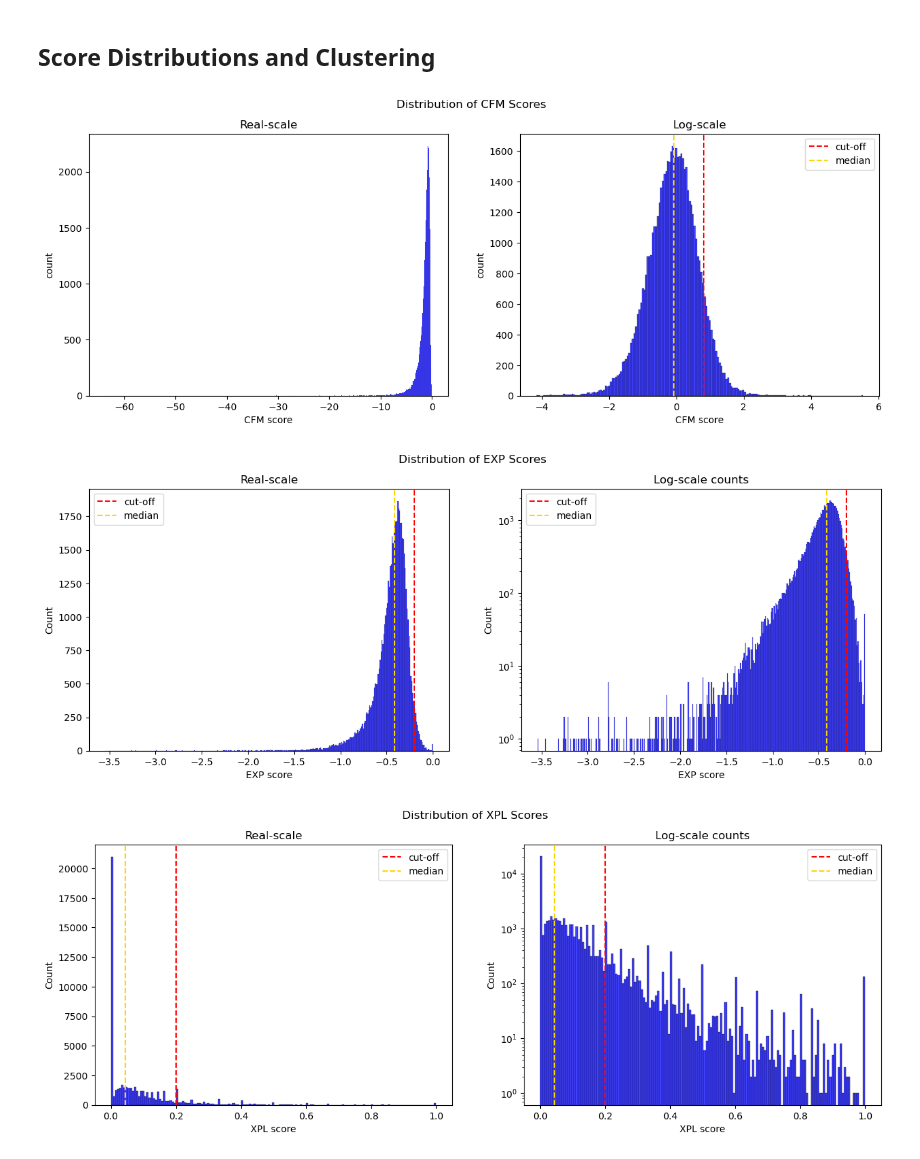
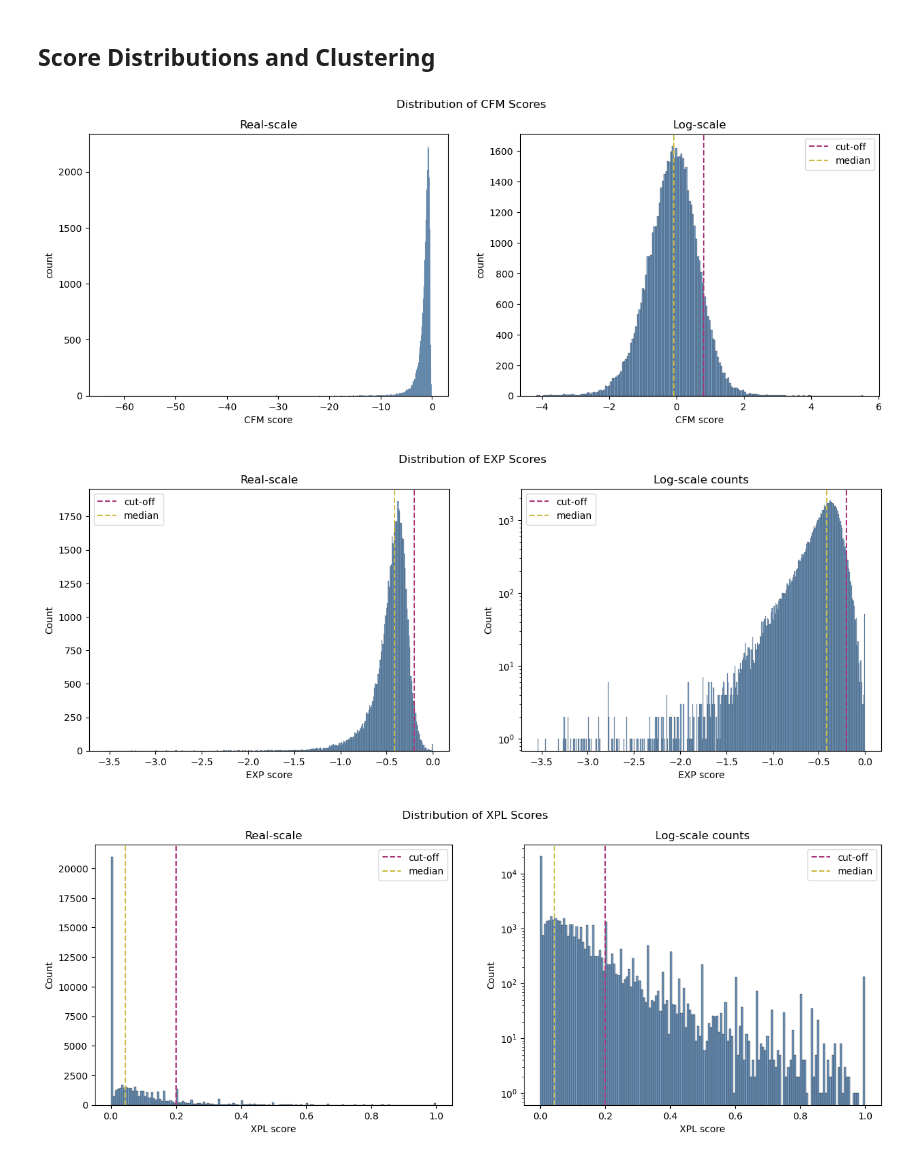
Before and after one commit to epfl-ada/ada-2022-project-analyteam, a Jupyter notebook: score_distributions.ipynb, the cells around one changed output. Saved outputs shown, nothing was run; the diff lists cells and outputs as text; code cells hidden in the pictures.

Commit message:
updated plots and html notebooks

```diff
--- a/score_distributions.ipynb
+++ b/score_distributions.ipynb
@@ -31,7 +31,7 @@ fig, (ax1, ax2) = plt.subplots(1, 2, figsize=(15, 5))
 
 fig.suptitle("Distribution of CFM Scores")
 
-sns.histplot(data=users_df, x="cfm_score", ax=ax1, color="blue")
+sns.histplot(data=users_df, x="cfm_score", ax=ax1, color="#4477AA")
 ax1.set_title("Real-scale")
 ax1.set_xlabel("CFM score")
 ax1.set_ylabel("count")
@@ -39,15 +39,15 @@ ax1.set_ylabel("count")
 #ax1.axvline(x=cfm_median, color="gold", ls="--", label="median")
 #ax1.legend()
 
-sns.histplot(data=-np.log(-users_df["cfm_score"]), ax=ax2, color="blue")
+sns.histplot(data=-np.log(-users_df["cfm_score"]), ax=ax2, color="#4477AA")
 ax2.set_title("Log-scale")
 ax2.set_xlabel("CFM score")
 ax2.set_ylabel("count")
-ax2.axvline(x=-np.log(-cfm_cutoff), color="red", ls="--", label="cut-off")
-ax2.axvline(x=(-np.log(-cfm_median)), color="gold", ls="--", label="median")
+ax2.axvline(x=-np.log(-cfm_cutoff), color="#AA3377", ls="--", label="cut-off")
+ax2.axvline(x=(-np.log(-cfm_median)), color="#CCBB44", ls="--", label="median")
 ax2.legend();
 # %% [output]
-[figure, old version]
+[figure, new version]
 # %%
 #fig.savefig("cfm_distribution.svg", transparent=True, dpi=400)
 # %%
@@ -58,50 +58,50 @@ fig, (ax1, ax2) = plt.subplots(1, 2, figsize=(15, 5))
 
 fig.suptitle("Distribution of EXP Scores")
 
-sns.histplot(data=users_df, x="exp_score", ax=ax1, color="blue")
+sns.histplot(data=users_df, x="exp_score", ax=ax1, color="#4477AA")
 ax1.set_title("Real-scale")
 ax1.set_xlabel("EXP score")
 ax1.set_ylabel("Count")
-ax1.axvline(x=exp_cutoff, color="red", ls="--", label="cut-off")
-ax1.axvline(x=exp_median, color="gold", ls="--", label="median")
+ax1.axvline(x=exp_cutoff, color="#AA3377", ls="--", label="cut-off")
+ax1.axvline(x=exp_median, color="#CCBB44", ls="--", label="median")
 ax1.legend()
 
-sns.histplot(data=users_df, x="exp_score", ax=ax2, log_scale=(False, True), color="blue")
+sns.histplot(data=users_df, x="exp_score", ax=ax2, log_scale=(False, True), color="#4477AA")
 ax2.set_title("Log-scale counts")
 ax2.set_xlabel("EXP score")
 ax2.set_ylabel("Count")
-ax2.axvline(x=exp_cutoff, color="red", ls="--", label="cut-off")
-ax2.axvline(x=exp_median, color="gold", ls="--", label="median")
+ax2.axvline(x=exp_cutoff, color="#AA3377", ls="--", label="cut-off")
+ax2.axvline(x=exp_median, color="#CCBB44", ls="--", label="median")
 ax2.legend();
 # %% [output]
-[figure, old version]
+[figure, new version]
 # %%
 #fig.savefig("exp_distribution.svg", transparent=True, dpi=400)
 # %%
 xpl_cutoff = users_df["xpl_score"].quantile(0.88)
 xpl_median = users_df["xpl_score"].median()
 
 fig, (ax1, ax2) = plt.subplots(1, 2, figsize=(15, 5))
 
 fig.suptitle("Distribution of XPL Scores")
 
-sns.histplot(data=users_df, x="xpl_score", ax=ax1, color="blue")
+sns.histplot(data=users_df, x="xpl_score", ax=ax1, color="#4477AA")
 ax1.set_title("Real-scale")
 ax1.set_xlabel("XPL score")
 ax1.set_ylabel("Count")
-ax1.axvline(x=xpl_cutoff, color="red", ls="--", label="cut-off")
-ax1.axvline(x=xpl_median, color="gold", ls="--", label="median")
+ax1.axvline(x=xpl_cutoff, color="#AA3377", ls="--", label="cut-off")
+ax1.axvline(x=xpl_median, color="#CCBB44", ls="--", label="median")
 ax1.legend()
 
-sns.histplot(data=users_df, x="xpl_score", ax=ax2, log_scale=(False, True), color="blue")
+sns.histplot(data=users_df, x="xpl_score", ax=ax2, log_scale=(False, True), color="#4477AA")
 ax2.set_title("Log-scale counts")
 ax2.set_xlabel("XPL score")
 ax2.set_ylabel("Count")
-ax2.axvline(x=xpl_cutoff, color="red", ls="--", label="cut-off")
-ax2.axvline(x=xpl_median, color="gold", ls="--", label="median")
+ax2.axvline(x=xpl_cutoff, color="#AA3377", ls="--", label="cut-off")
+ax2.axvline(x=xpl_median, color="#CCBB44", ls="--", label="median")
 ax2.legend();
 # %% [output]
-[figure, old version]
+[figure, new version]
 # %%
 #fig.savefig("xpl_distribution.svg", transparent=True, dpi=400)
 # %%
```
Also changed, not shown: parts of 1 cell of this notebook, 10 other files.
